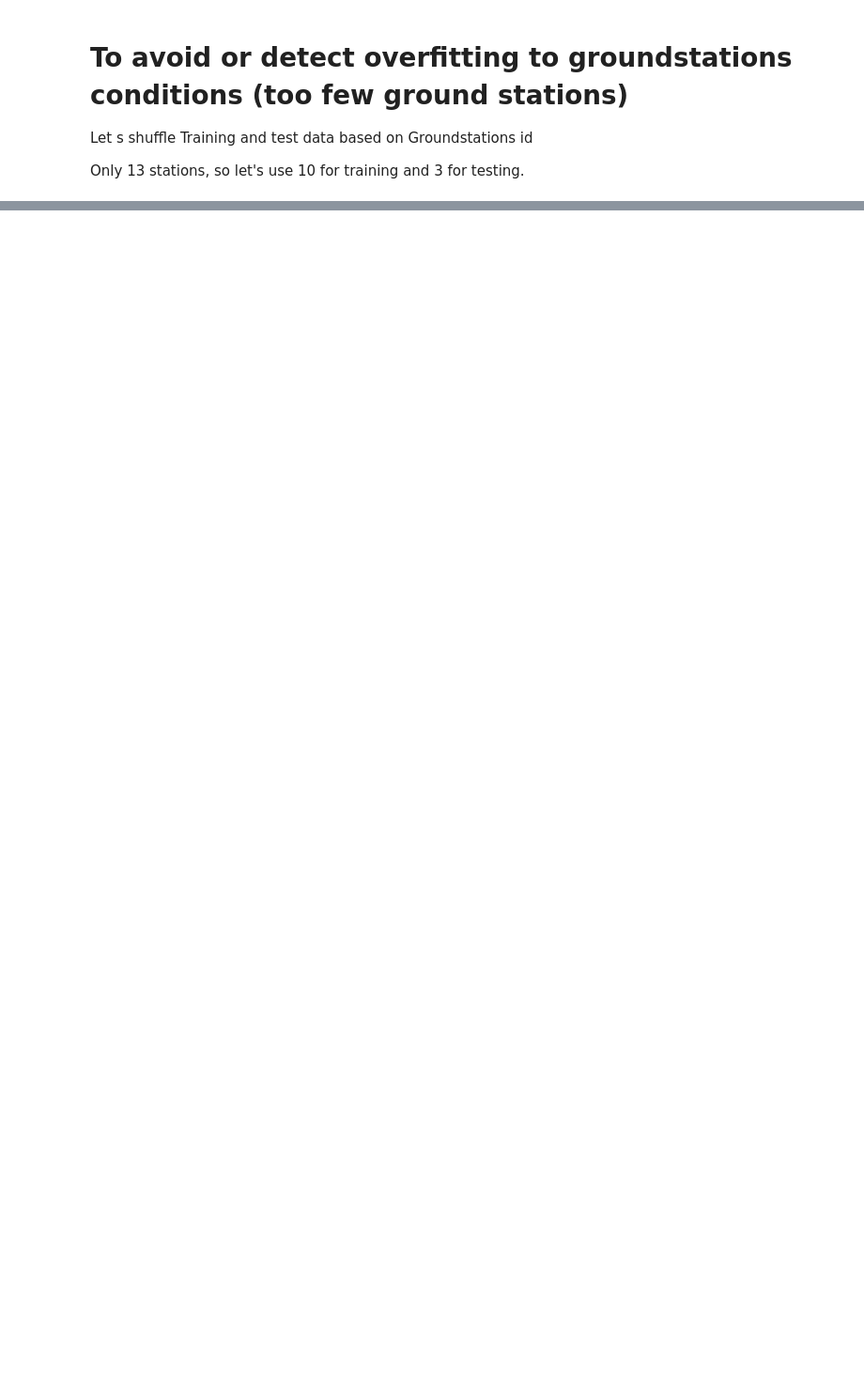
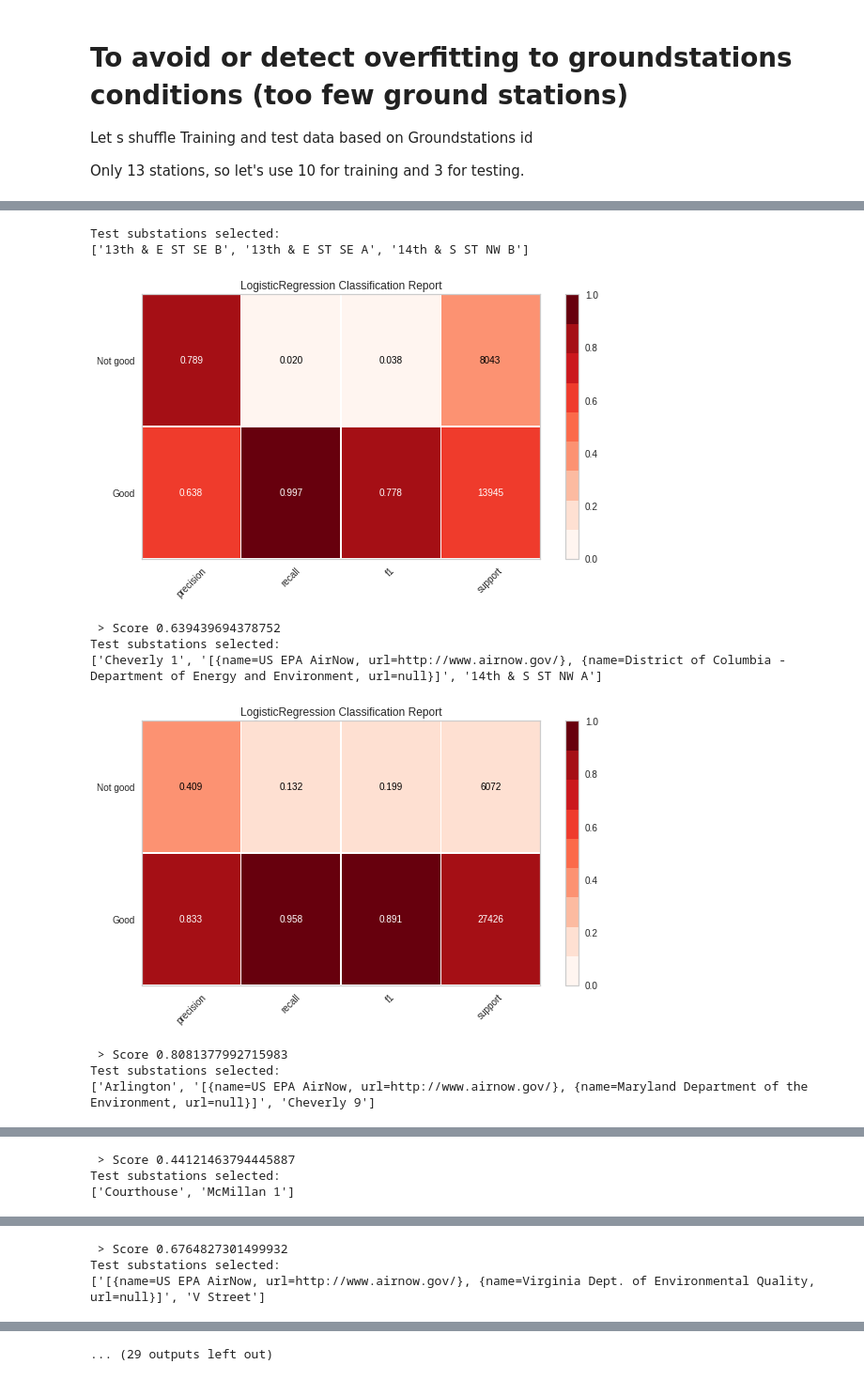
Before and after one commit to georgetown-analytics/Air-Pollution, a Jupyter notebook: model/model classif selection.ipynb, the cells around one changed output, grey strips where cells are left out. Shown: that part at 94% size. Drawn from its saved outputs; the diff is of its cells as text; code cells hidden in the pictures; blank space fills up the shorter version.

```diff
--- a/model/model classif selection.ipynb
+++ b/model/model classif selection.ipynb
@@ -267,7 +296,7 @@ def visualize_model_gs(X_train, X_test, y_train, y_test, estimator):
     y_test = LabelEncoder().fit_transform(y_test)
 
     model = Pipeline([
-     ('preprocessor', preprocessor),
+     ('preprocessor', StandardScaler()),
      ('estimator', estimator)
     ])
 
@@ -284,8 +313,9 @@ def visualize_model_gs(X_train, X_test, y_train, y_test, estimator):
     #X_train, X_test, y_train, y_test = tts_gs(X, y, gs, test_size=0.20)
     #import pdb; pdb.set_trace()
     visualizer.fit(X_train, y_train)
-    visualizer.score(X_test, y_test)
+    score = visualizer.score(X_test, y_test)
     visualizer.show()
+    return score
 
 X_train, X_test, y_train, y_test = tts_gs(X, y, gs, test_size=0.20)
 
@@ -316,7 +348,7 @@ features_noGIS = df[[
     'ATM'
 ]].astype(np.float64)
 
-features_noGIS.loc[:,'dayofweek'] = features['dayofweek'].astype('category')
+#features_noGIS.loc[:,'dayofweek'] = features['dayofweek'].astype('category')
 
 X=features_noGIS
 numeric_features = X.select_dtypes(include=['int64', 'float64']).columns
@@ -340,0 +381,52 @@ for model in models:
+# %%
+import random
+
+X=features_noGIS
+y=labels["polluted"]
+
+
+def tts_grps(X, y, groups):
+    filters = gs["station_id"].isin(groups)
+    print('Test substations selected: ')
+    print(groups)
+    return X[~filters], X[filters], y[~filters], y[filters]
+
+
+stations = list(gs["station_id"].unique())
+stations_groups = [[], [], [], [], []]
+
+totStations = len(stations)
+for i in range(totStations):
+    random_item_from_list = random.choice(stations)
+    stations.remove(random_item_from_list)
+    stations_groups[i % 5].append(random_item_from_list)
+
+dfScores = pd.DataFrame(
+    columns = ['model', 'group1', 'group2', 'group3', 'group4', 'group5', 'Var', 'Mean']
+)
+
+for model in models:
+    scores = []
+    for groups in stations_groups:
+        X_train, X_test, y_train, y_test = tts_grps(X, y, groups)
+        score = visualize_model_gs(X_train, X_test, y_train, y_test, model)
+        print(" > Score {}".format(score))
+        scores.append(score)
+    print(" >> Mean score {}".format(sum(scores) / len(stations_groups)))
+    mean = sum(scores) / len(stations_groups)
+    scores.append(sum((i - mean) ** 2 for i in scores) / len(scores))
+    scores.append(mean)
+    scores.insert(0, str(model).split("(")[0])
+    print(scores)
+    dfScores.loc[len(dfScores)] = scores
+# %% [output]
+Test substations selected:
+['13th & E ST SE B', '13th & E ST SE A', '14th & S ST NW B']
+[figure, added]
+ > Score 0.639439694378752
+Test substations selected:
+['Cheverly 1', '[{name=US EPA AirNow, url=http://www.airnow.gov/}, {name=District of Columbia - Department of Energy and Environment, url=null}]', '14th & S ST NW A']
+[figure, added]
+ > Score 0.8081377992715983
+Test substations selected:
+['Arlington', '[{name=US EPA AirNow, url=http://www.airnow.gov/}, {name=Maryland Department of the Environment, url=null}]', 'Cheverly 9']
@@ -340,0 +434,3 @@ for model in models:
+ > Score 0.44121463794445887
+Test substations selected:
+['Courthouse', 'McMillan 1']
@@ -340,0 +438,3 @@ for model in models:
+ > Score 0.6764827301499932
+Test substations selected:
+['[{name=US EPA AirNow, url=http://www.airnow.gov/}, {name=Virginia Dept. of Environmental Quality, url=null}]', 'V Street']
@@ -340,0 +448 @@ for model in models:
+... (29 outputs left out)
```
Also changed, not shown: parts of 12 cells of this notebook.
